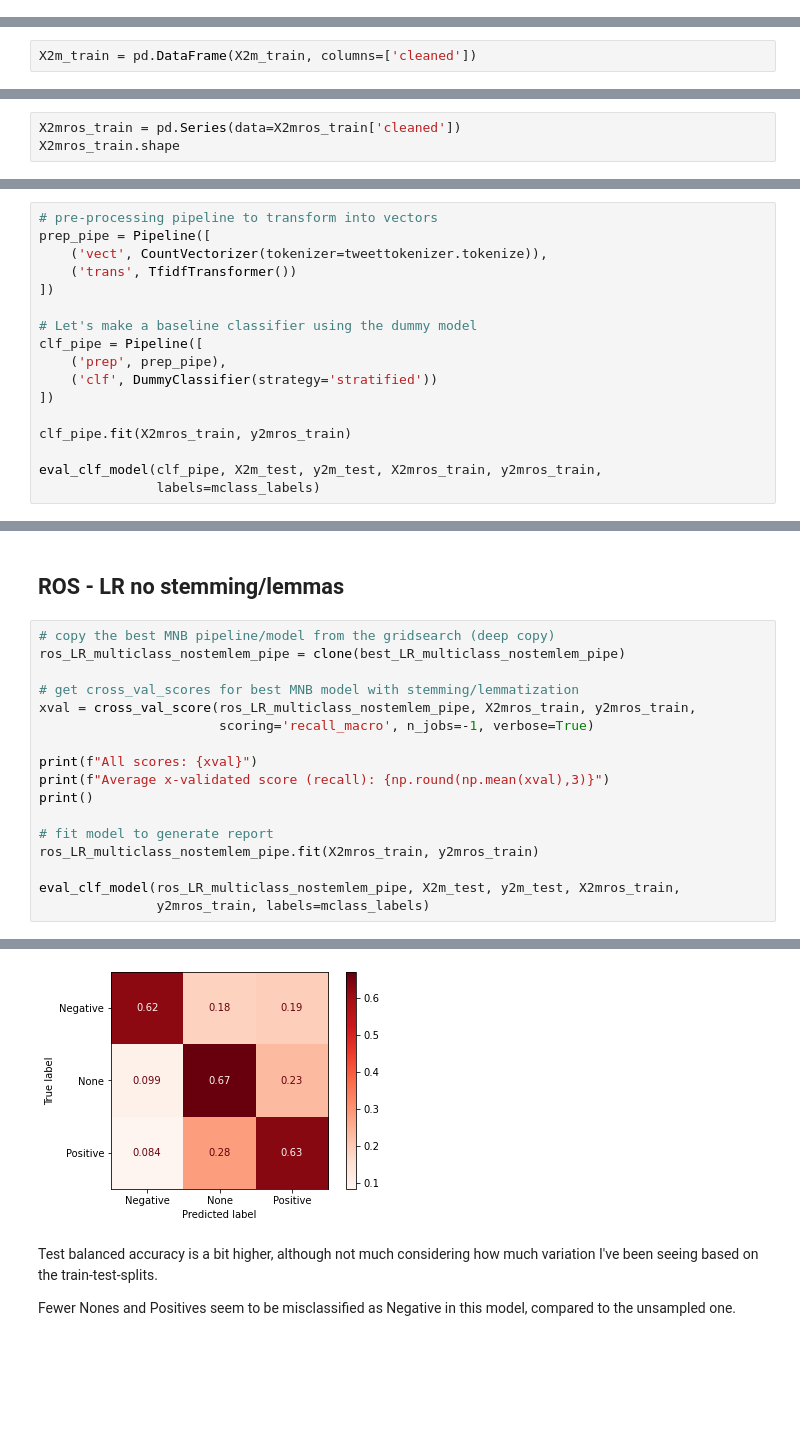
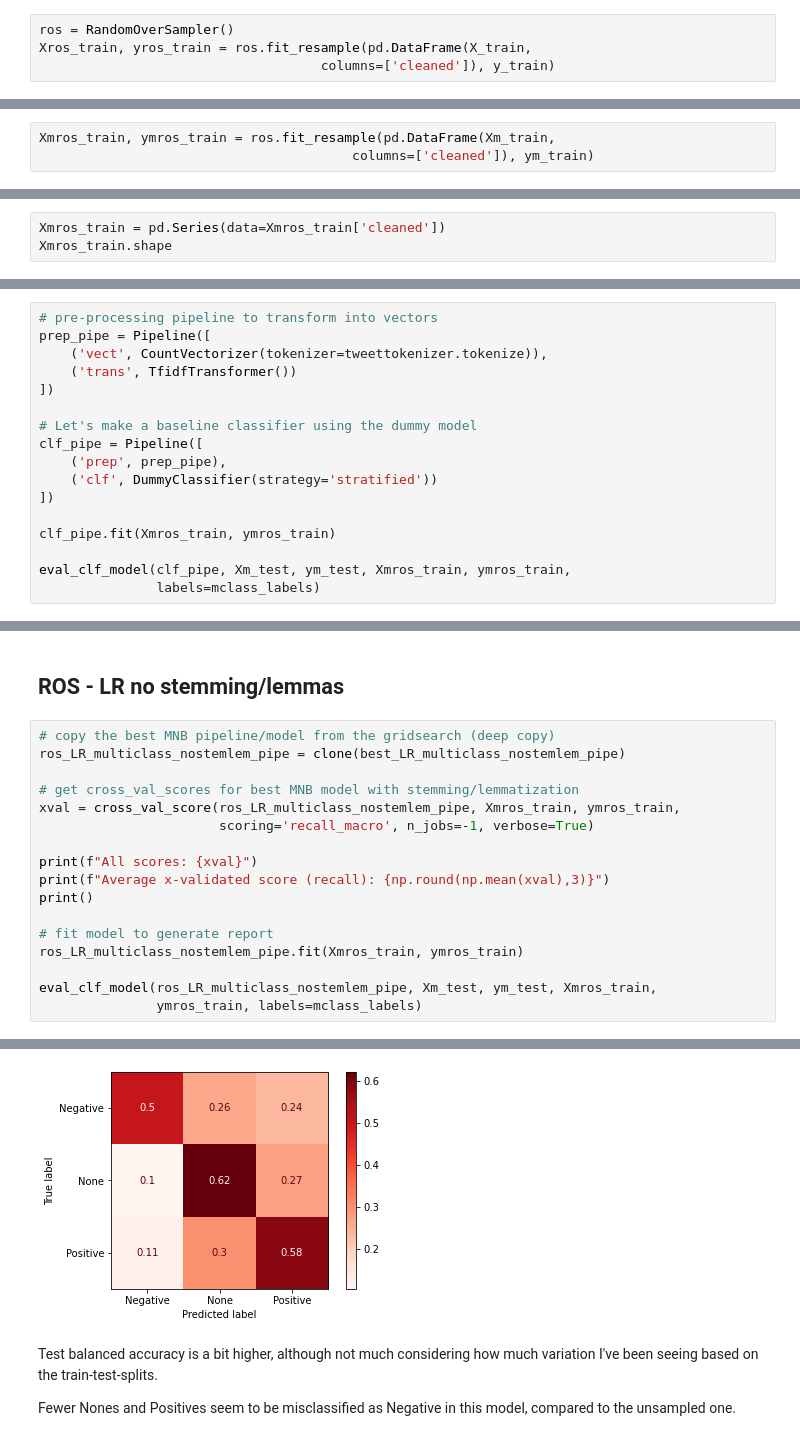
Before and after one commit to jess-miles/nlp-sentiment, a Jupyter notebook: primary.ipynb, the cells around one changed output, grey strips where cells are left out. Cells and saved outputs as stored; diff of their text form; blank space fills up the shorter version.

```diff
--- a/primary.ipynb
+++ b/primary.ipynb
@@ -2525 +2560,5 @@ X2ros_train, y2ros_train = ros.fit_resample(X2_train,
+# %%
+ros = RandomOverSampler()
+Xros_train, yros_train = ros.fit_resample(pd.DataFrame(X_train,
+                                    columns=['cleaned']), y_train)
 # %%
@@ -2736,2 +2766,3 @@ print(len(y2m_test))
 # %%
-X2m_train = pd.DataFrame(X2m_train, columns=['cleaned'])
+Xmros_train, ymros_train = ros.fit_resample(pd.DataFrame(Xm_train,
+                                        columns=['cleaned']), ym_train)
@@ -2758,8 +2786,8 @@ print(y2mros_train.shape)
 (12894, 1)
 (12894,)
 # %%
-X2mros_train = pd.Series(data=X2mros_train['cleaned'])
-X2mros_train.shape
+Xmros_train = pd.Series(data=Xmros_train['cleaned'])
+Xmros_train.shape
 # %% [output]
 (12894,)
 # %% [markdown]
@@ -2777,9 +2805,9 @@ clf_pipe = Pipeline([
     ('clf', DummyClassifier(strategy='stratified'))
 ])
 
-clf_pipe.fit(X2mros_train, y2mros_train)
+clf_pipe.fit(Xmros_train, ymros_train)
 
-eval_clf_model(clf_pipe, X2m_test, y2m_test, X2mros_train, y2mros_train,
+eval_clf_model(clf_pipe, Xm_test, ym_test, Xmros_train, ymros_train,
                labels=mclass_labels)
 # %% [output]
 ****************************** Training Data ******************************
@@ -2807,7 +2835,7 @@ Train-Test Balanced Accuracy Diff = -0.018699999999999994
 ros_LR_multiclass_nostemlem_pipe = clone(best_LR_multiclass_nostemlem_pipe)
 
 # get cross_val_scores for best MNB model with stemming/lemmatization
-xval = cross_val_score(ros_LR_multiclass_nostemlem_pipe, X2mros_train, y2mros_train,
+xval = cross_val_score(ros_LR_multiclass_nostemlem_pipe, Xmros_train, ymros_train,
                        scoring='recall_macro', n_jobs=-1, verbose=True)
 
 print(f"All scores: {xval}")
@@ -2815,9 +2843,9 @@ print(f"Average x-validated score (recall): {np.round(np.mean(xval),3)}")
 print()
 
 # fit model to generate report
-ros_LR_multiclass_nostemlem_pipe.fit(X2mros_train, y2mros_train)
+ros_LR_multiclass_nostemlem_pipe.fit(Xmros_train, ymros_train)
 
-eval_clf_model(ros_LR_multiclass_nostemlem_pipe, X2m_test, y2m_test, X2mros_train,
-               y2mros_train, labels=mclass_labels)
+eval_clf_model(ros_LR_multiclass_nostemlem_pipe, Xm_test, ym_test, Xmros_train,
+               ymros_train, labels=mclass_labels)
 # %% [output]
 [Parallel(n_jobs=-1)]: Using backend LokyBackend with 4 concurrent workers.
@@ -2840,6 +2868,6 @@ Train-Test Balanced Accuracy Diff = -0.21840000000000004
 
 ****************************** Graphs for Test ******************************
-[figure, old version]
+[figure, new version]
 # %% [markdown]
 Test balanced accuracy is a bit higher, although not much considering how much variation I've been seeing based on the train-test-splits.
 
```
Also changed, not shown: parts of 112 cells of this notebook, 18 other files.
